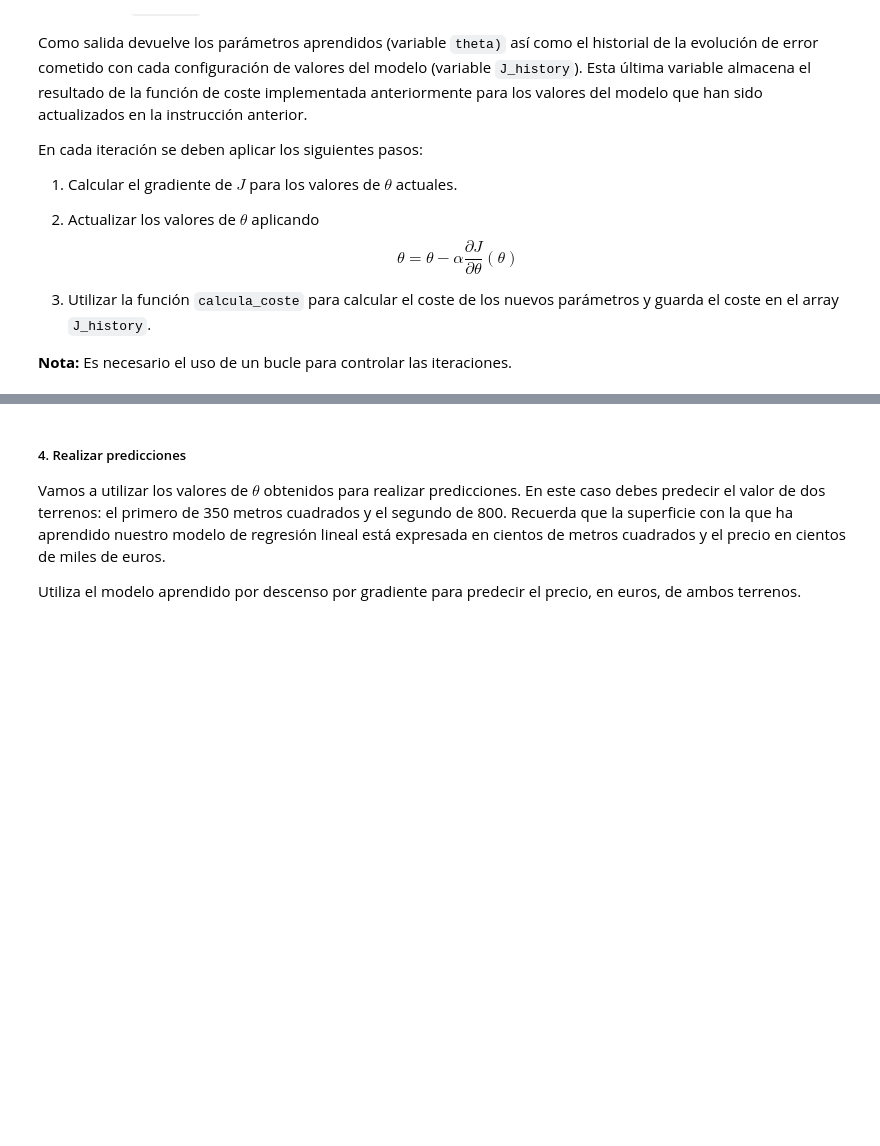
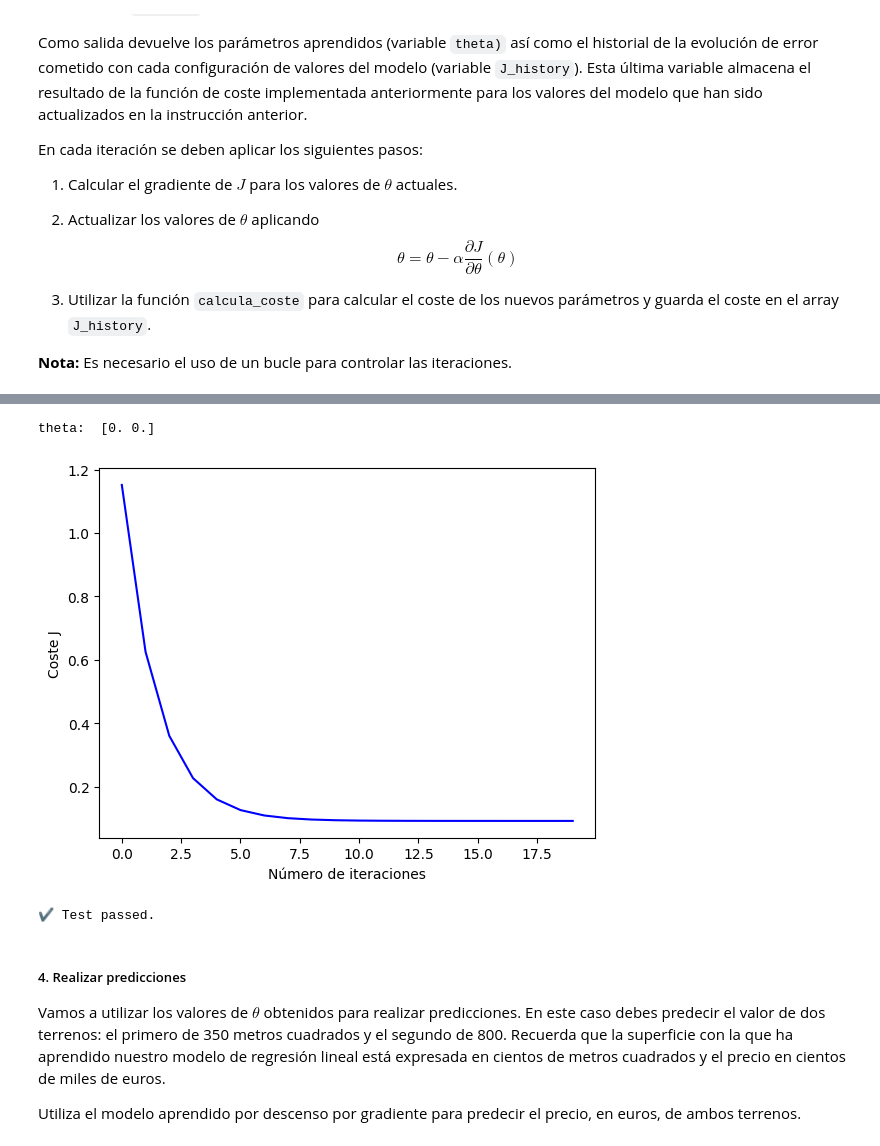
Before and after one commit to TomasAlignani/APRENDIZAJE, a Jupyter notebook: 2. RegresionLineal_1variable/practica2_RegresionLineal_1variable.ipynb, the cells around one changed output, grey strips where cells are left out. Cells and saved outputs as stored; diff of their text form; code cells hidden in the pictures; blank space fills up the shorter version.

```diff
--- a/2. RegresionLineal_1variable/practica2_RegresionLineal_1variable.ipynb
+++ b/2. RegresionLineal_1variable/practica2_RegresionLineal_1variable.ipynb
@@ -276,6 +274,14 @@ def gradient_descent(X, y, theta, alpha=0.01, num_iters=1500):
         # Recalcula el nuevo theta usando la función compute_gradient y
         # almacena en J_history[iter] el coste tras la actualización
         # <RELLENAR>
+        theta = theta - alpha * compute_gradient(X, y, theta)
+        J_history[iter] = compute_cost(X, y, theta)
+        if iter>0 and J_history[iter] > J_history[iter-1]:
+            print(f"Warning: Cost increased at iteration {iter}. Consider reducing the learning rate.")
+            break
+        elif J_history[iter] < 1e-6:
+            print(f"Convergence reached at iteration {iter}.")
+            break
     return theta, J_history
 # %% [markdown]
 Con el método del gradiente implementado ya podemos realizar el aprendizaje. Para ello debemos llamar a la función `gradient_descent` con los valores de entrada (`X`), los de salida (`y`) y los valores iniciales de los parámetros del modelo (`theta`), inicializados a cero anteriormente. Fijaremos el número de iteraciones a 20.
@@ -290,14 +296,23 @@ Debes replicar esta figura:
 # %%
 # Comenzamos con theta a 0's y utilizamos la función anterior para optimizar sus valores para obtener el nuevo theta y el historial de J
 theta = np.zeros(shape=[2, 1])
 # <RELLENAR>
 print('theta: ', theta.ravel())
-
+theta, J_history = gradient_descent(X, y, theta, alpha=0.01, num_iters=20)
 # Muestra la gráfica con la evolución del coste J obtenido de la salida de gradient_descent
+plt.plot(np.arange(20), J_history[:40], color='blue')
+plt.xlabel('Número de iteraciones')
+plt.ylabel('Coste J')
+plt.show()
 # <RELLENAR>
+# %% [output]
+theta:  [0. 0.]
+[figure, added]
 # %%
 # Comprobamos los valores de theta
 test_nb(list(np.round(theta, 5)), [0.0691, 0.37389], 'Valores de theta incorrectos')
+# %% [output]
+✔️ Test passed.
 # %% [markdown]
 ##### 4. Realizar predicciones
 Vamos a utilizar los valores de $\theta$ obtenidos para realizar predicciones. En este caso debes predecir el valor de dos terrenos: el primero de 350 metros cuadrados y el segundo de 800. Recuerda que la superficie con la que ha aprendido nuestro modelo de regresión lineal está expresada en cientos de metros cuadrados y el precio en cientos de miles de euros.
```
Also changed, not shown: parts of 8 cells of this notebook.
